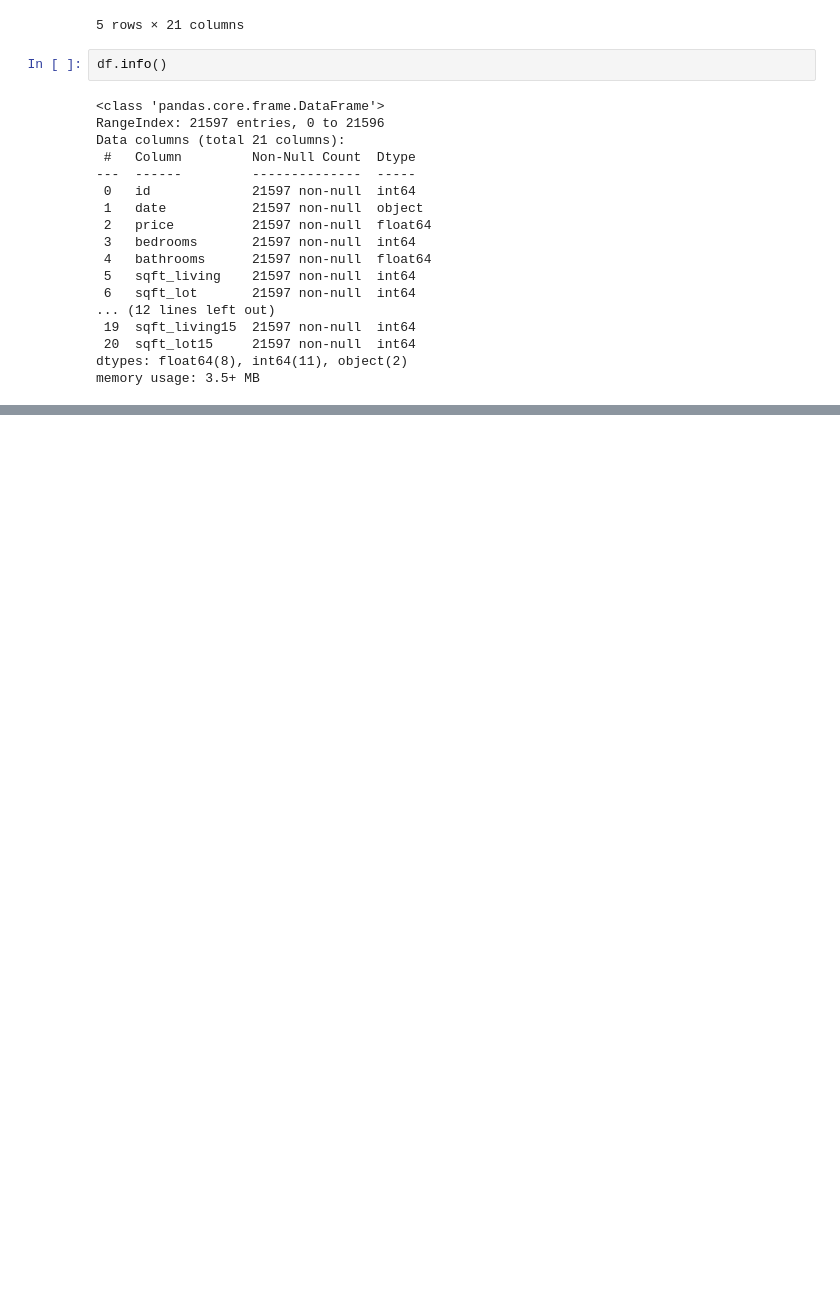
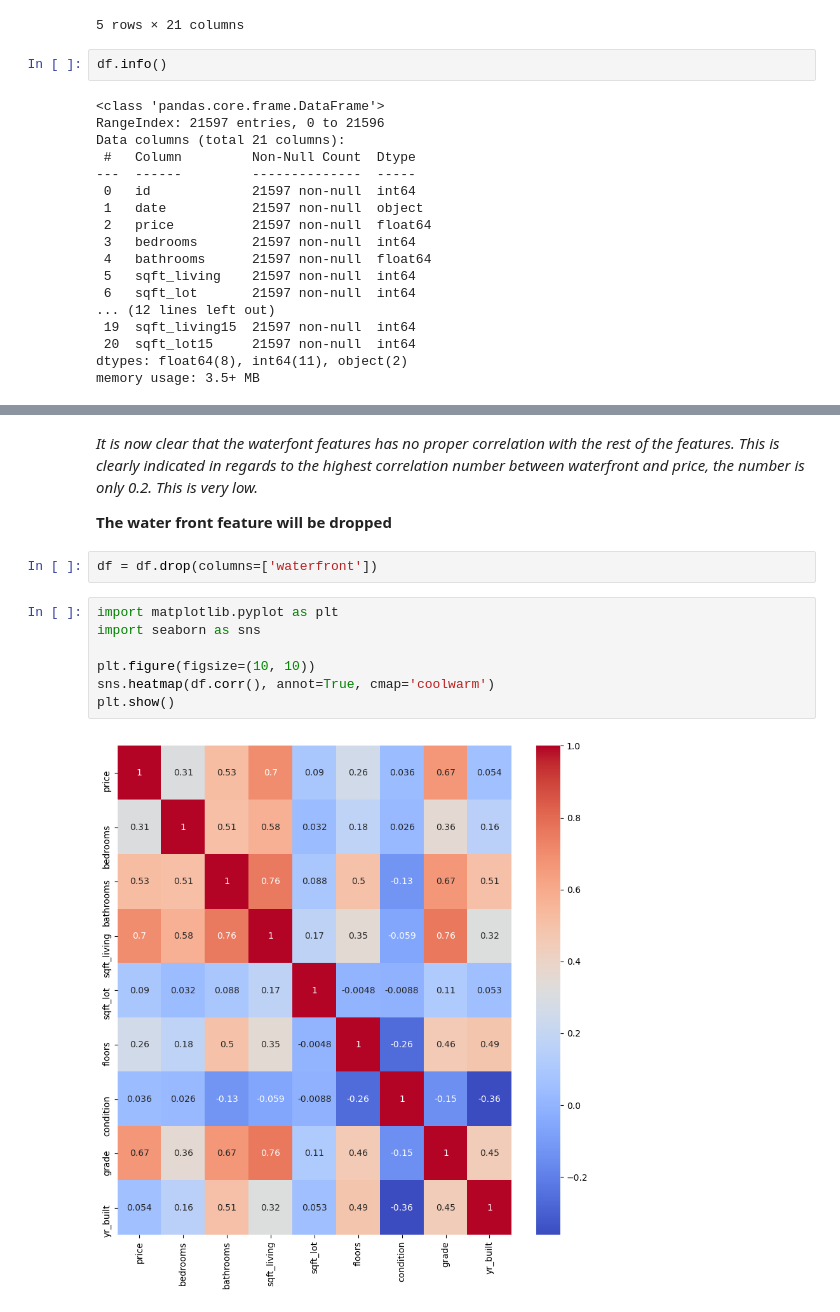
Before and after one commit to Jodhiamboapiyo/Group15_project, a Jupyter notebook: Work/Josi.ipynb, the cells around one changed output, grey strips where cells are left out. Saved outputs shown, nothing was run; the diff lists cells and outputs as text; blank space fills up the shorter version.

```diff
--- a/Work/Josi.ipynb
+++ b/Work/Josi.ipynb
@@ -59,0 +133,16 @@ df.drop(columns=columns_to_drop, inplace=True)
+# %% [markdown]
+*It is now clear that the waterfont features has no proper correlation with the rest of the features.*
+*This is clearly indicated in regards to the highest correlation number between waterfront and price, the number is only 0.2. This is very low.*
+
+**The water front feature will be dropped**
+# %%
+df = df.drop(columns=['waterfront'])
+# %%
+import matplotlib.pyplot as plt
+import seaborn as sns
+
+plt.figure(figsize=(10, 10))
+sns.heatmap(df.corr(), annot=True, cmap='coolwarm')
+plt.show()
+# %% [output]
+[figure, added]
```
Also changed, not shown: parts of 32 cells of this notebook.
